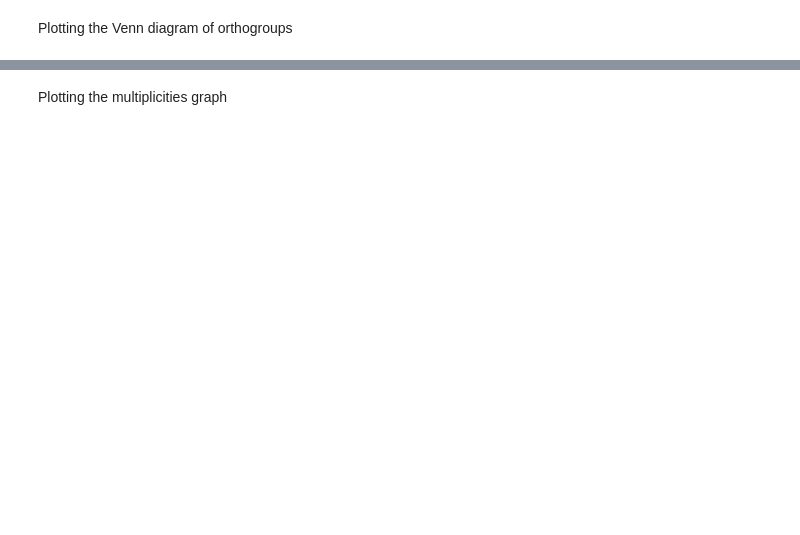
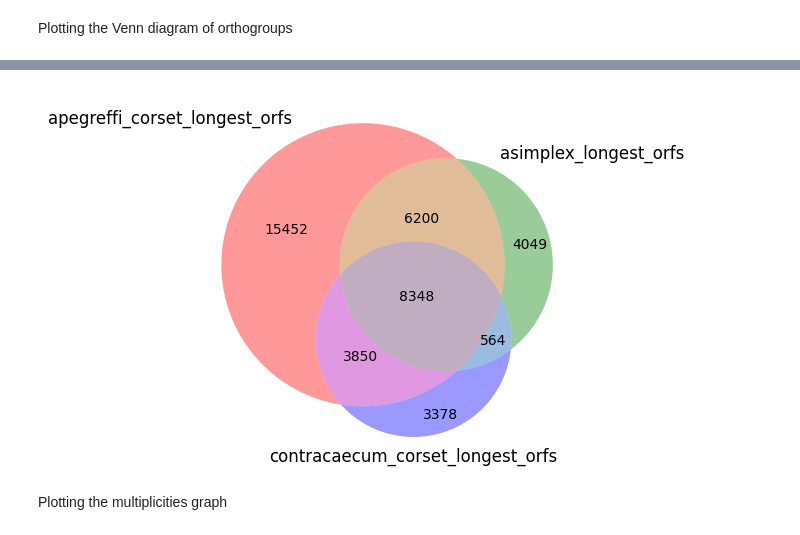
Before and after one commit to lorenzo-arcioni/BioSwiftAnalytics, a Jupyter notebook: Orthofinder-results-plot.ipynb, the cells around one changed output, grey strips where cells are left out. Cells and saved outputs as stored; diff of their text form; code cells hidden in the pictures; blank space fills up the shorter version.

```diff
--- a/Orthofinder-results-plot.ipynb
+++ b/Orthofinder-results-plot.ipynb
@@ -56,3 +58,13 @@ plt.show()
+# %%
+from matplotlib_venn import venn3
+from matplotlib_venn import venn2_unweighted
+
+venn3([s[k] for k in s.keys()], organisms)
+
+plt.savefig(path + filename + '_orthogroups_venn_weighted.png', bbox_inches = 'tight', dpi=300)
+plt.show()
+# %% [output]
+[figure, added]
 # %%
 # Function that load the data from files
 def load_orthologues(path, dic):
```
Also changed, not shown: parts of 3 cells of this notebook.
